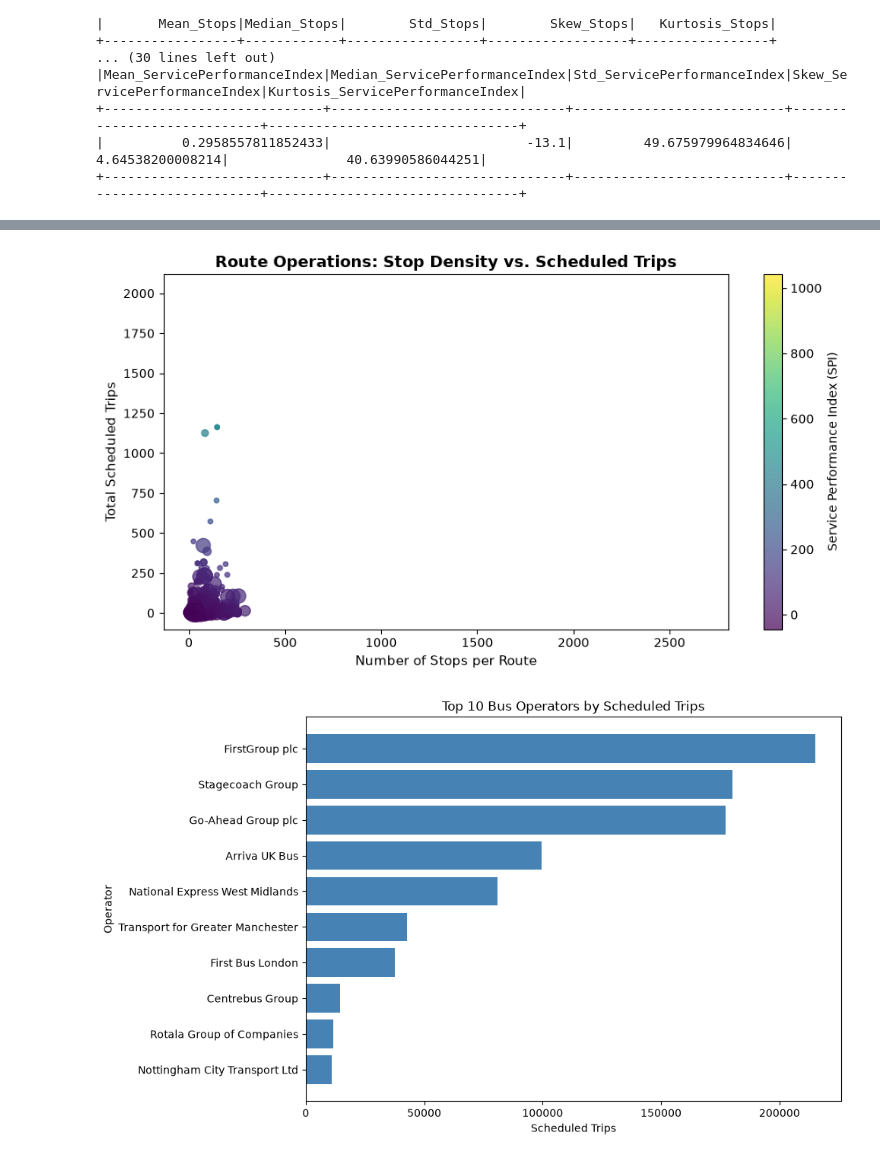
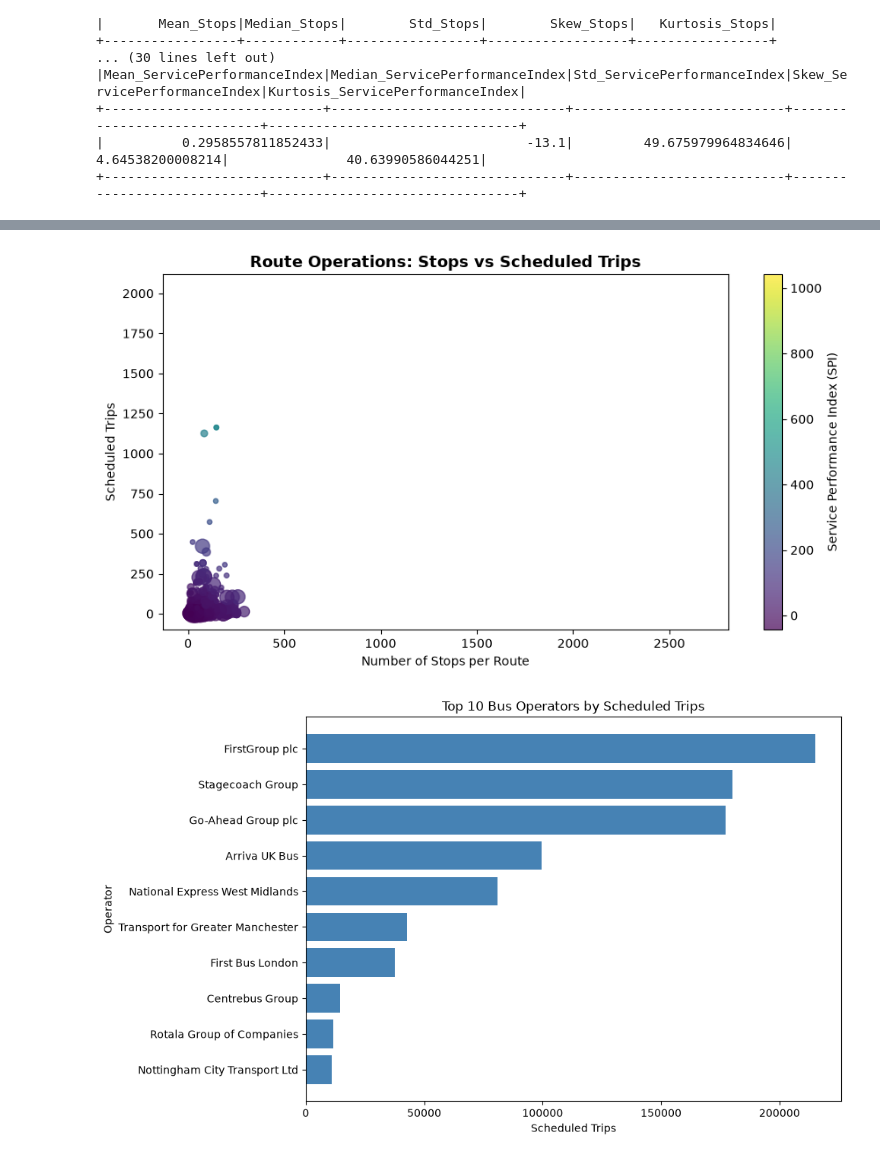
Before and after one commit to bgprogrammer909/Benchmarking-UK-Bus-Operator-Performance-, a Jupyter notebook: code/Notebook_2_EDA.ipynb, the cells around one changed output, grey strips where cells are left out. Saved outputs shown, nothing was run; the diff lists cells and outputs as text; code cells hidden in the pictures.

```diff
--- a/code/Notebook_2_EDA.ipynb
+++ b/code/Notebook_2_EDA.ipynb
@@ -113,24 +142,31 @@ plt.show()
 # %%
-plt.figure(figsize=(9, 5))
+plt.figure(figsize=(9,5))
+
 scatter = plt.scatter(
-    x=pdf["Route Stop Density"],
+    x=pdf["Route Stops"],
     y=pdf["Scheduled Trips"],
     c=pdf["Performance Index (SPI)"],
     cmap="viridis",
     alpha=0.7,
-    s=pdf["Active Fleet Vehicles"] * 15  # Bubble size = fleet size
+    s=pdf["Active Vehicles"] * 15
 )
 
 cbar = plt.colorbar(scatter)
 cbar.set_label("Service Performance Index (SPI)")
 
-plt.title("Route Operations: Stop Density vs. Scheduled Trips", fontsize=13, fontweight="bold")
-plt.xlabel("Number of Stops per Route", fontsize=11)
-plt.ylabel("Total Scheduled Trips", fontsize=11)
+plt.title(
+    "Route Operations: Stops vs Scheduled Trips",
+    fontsize=13,
+    fontweight="bold"
+)
+
+plt.xlabel("Number of Stops per Route")
+plt.ylabel("Scheduled Trips")
+
 plt.tight_layout()
 plt.show()
 # %% [output]
-[figure, old version]
+[figure, new version]
 # %%
 import matplotlib.pyplot as plt
 
```
Also changed, not shown: parts of 1 cell of this notebook, 1 other file.
